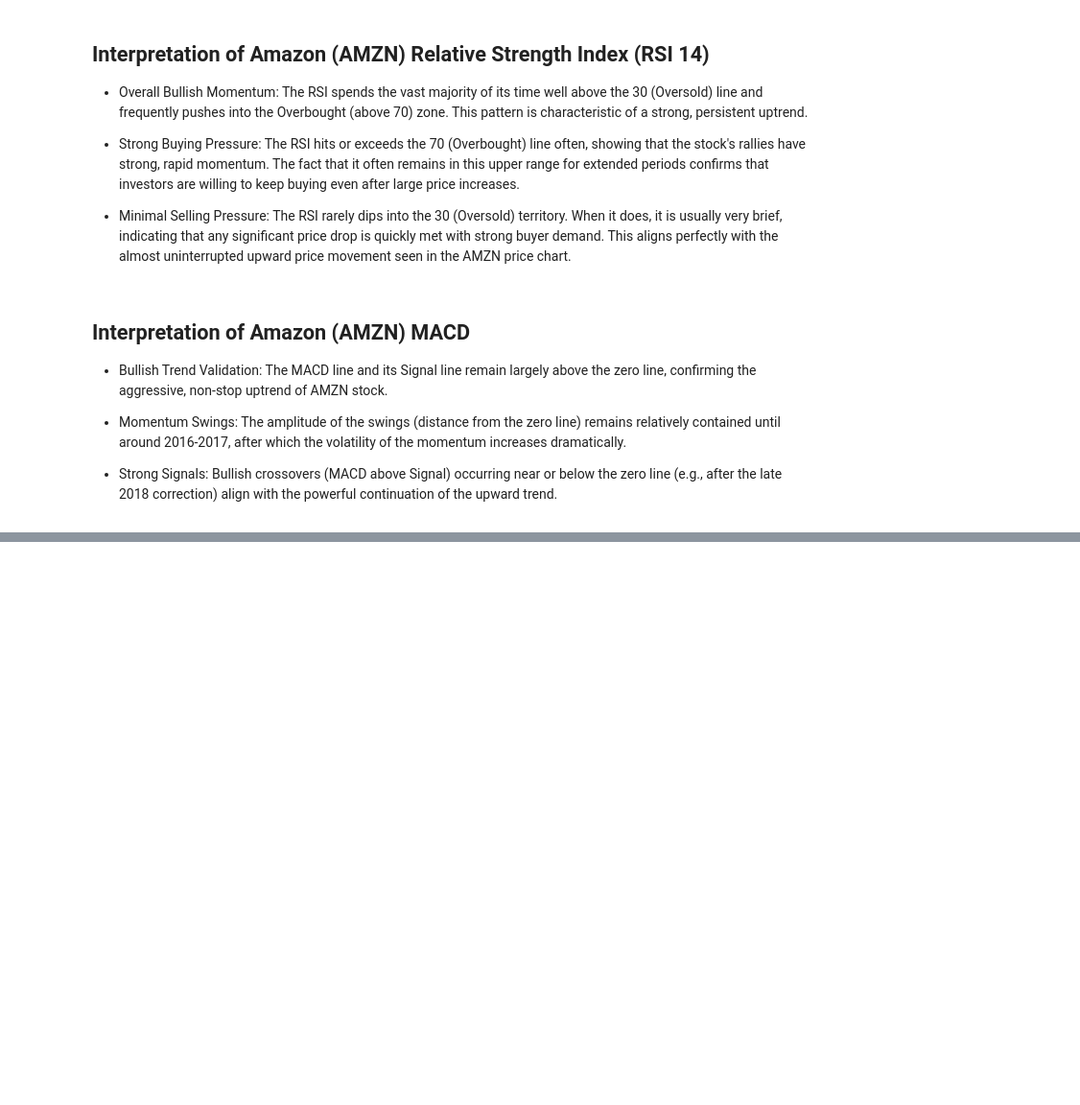
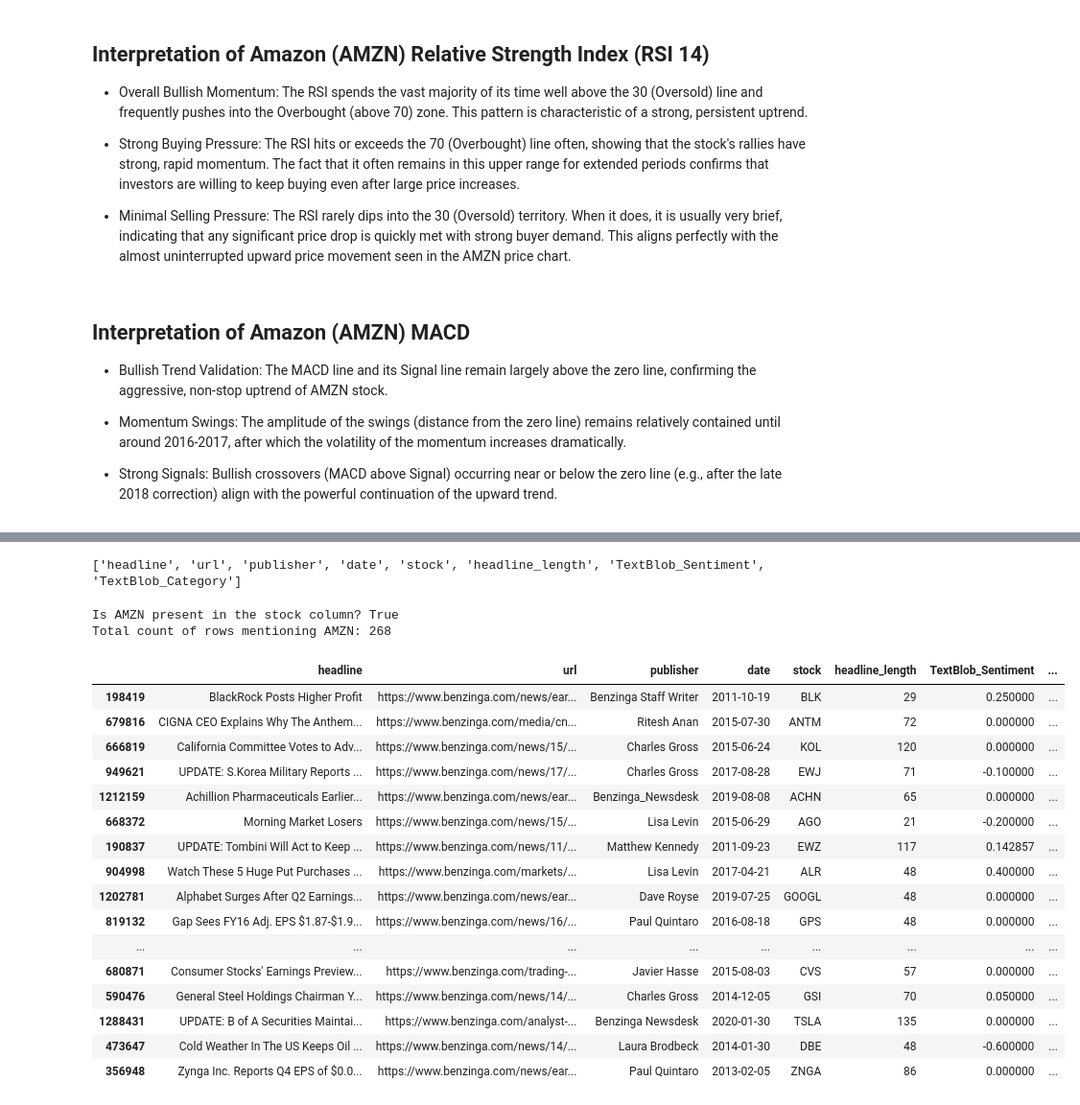
Before and after one commit to birhanu-ma/Financial-Data-Analysis, a Jupyter notebook: notebooks/AMZN.ipynb, the cells around one changed output, grey strips where cells are left out. Shown at 96% size. Saved outputs shown, nothing was run; the diff lists cells and outputs as text; code cells hidden in the pictures; blank space fills up the shorter version.

```diff
--- a/notebooks/AMZN.ipynb
+++ b/notebooks/AMZN.ipynb
@@ -253,0 +309,4 @@ stock.plot_macd()
+# %%
+print(sentiment_df.columns.tolist())
+# %% [output]
+['headline', 'url', 'publisher', 'date', 'stock', 'headline_length', 'TextBlob_Sentiment', 'TextBlob_Category']
@@ -253,0 +317,37 @@ stock.plot_macd()
+# %%
+
+
+# Assuming your DataFrame is loaded as 'sentiment_df'
+# and the ticker column is named 'stock'.
+
+# 1. Check if 'AMZN' exists anywhere in the 'stock' column
+is_amzn_present = sentiment_df['stock'].isin(['AMZN']).any()
+
+print(f"Is AMZN present in the stock column? {is_amzn_present}")
+
+# 2. OPTIONAL: To see how many rows contain 'AMZN':
+amzn_count = sentiment_df['stock'].str.contains('AMZN', na=False).sum()
+print(f"Total count of rows mentioning AMZN: {amzn_count}")
+# %% [output]
+Is AMZN present in the stock column? True
+Total count of rows mentioning AMZN: 268
+# %%
+sentiment_df.sample(20)
+# %% [output]
+|  | headline | url | publisher | date | stock | headline_length | TextBlob_Sentiment | ... |
+| 198419 | BlackRock Posts Higher Profit | https://www.benzinga.com/news/ear... | Benzinga Staff Writer | 2011-10-19 | BLK | 29 | 0.250000 | ... |
+| 679816 | CIGNA CEO Explains Why The Anthem... | https://www.benzinga.com/media/cn... | Ritesh Anan | 2015-07-30 | ANTM | 72 | 0.000000 | ... |
+| 666819 | California Committee Votes to Adv... | https://www.benzinga.com/news/15/... | Charles Gross | 2015-06-24 | KOL | 120 | 0.000000 | ... |
+| 949621 | UPDATE: S.Korea Military Reports ... | https://www.benzinga.com/news/17/... | Charles Gross | 2017-08-28 | EWJ | 71 | -0.100000 | ... |
+| 1212159 | Achillion Pharmaceuticals Earlier... | https://www.benzinga.com/news/ear... | Benzinga_Newsdesk | 2019-08-08 | ACHN | 65 | 0.000000 | ... |
+| 668372 | Morning Market Losers | https://www.benzinga.com/news/15/... | Lisa Levin | 2015-06-29 | AGO | 21 | -0.200000 | ... |
+| 190837 | UPDATE: Tombini Will Act to Keep ... | https://www.benzinga.com/news/11/... | Matthew Kennedy | 2011-09-23 | EWZ | 117 | 0.142857 | ... |
+| 904998 | Watch These 5 Huge Put Purchases ... | https://www.benzinga.com/markets/... | Lisa Levin | 2017-04-21 | ALR | 48 | 0.400000 | ... |
+| 1202781 | Alphabet Surges After Q2 Earnings... | https://www.benzinga.com/news/ear... | Dave Royse | 2019-07-25 | GOOGL | 48 | 0.000000 | ... |
+| 819132 | Gap Sees FY16 Adj. EPS $1.87-$1.9... | https://www.benzinga.com/news/16/... | Paul Quintaro | 2016-08-18 | GPS | 48 | 0.000000 | ... |
+| ... | ... | ... | ... | ... | ... | ... | ... | ... |
+| 680871 | Consumer Stocks' Earnings Preview... | https://www.benzinga.com/trading-... | Javier Hasse | 2015-08-03 | CVS | 57 | 0.000000 | ... |
+| 590476 | General Steel Holdings Chairman Y... | https://www.benzinga.com/news/14/... | Charles Gross | 2014-12-05 | GSI | 70 | 0.050000 | ... |
+| 1288431 | UPDATE: B of A Securities Maintai... | https://www.benzinga.com/analyst-... | Benzinga Newsdesk | 2020-01-30 | TSLA | 135 | 0.000000 | ... |
+| 473647 | Cold Weather In The US Keeps Oil ... | https://www.benzinga.com/news/14/... | Laura Brodbeck | 2014-01-30 | DBE | 48 | -0.600000 | ... |
+| 356948 | Zynga Inc. Reports Q4 EPS of $0.0... | https://www.benzinga.com/news/ear... | Paul Quintaro | 2013-02-05 | ZNGA | 86 | 0.000000 | ... |
```
Also changed, not shown: parts of 14 cells of this notebook, 3 other files.
